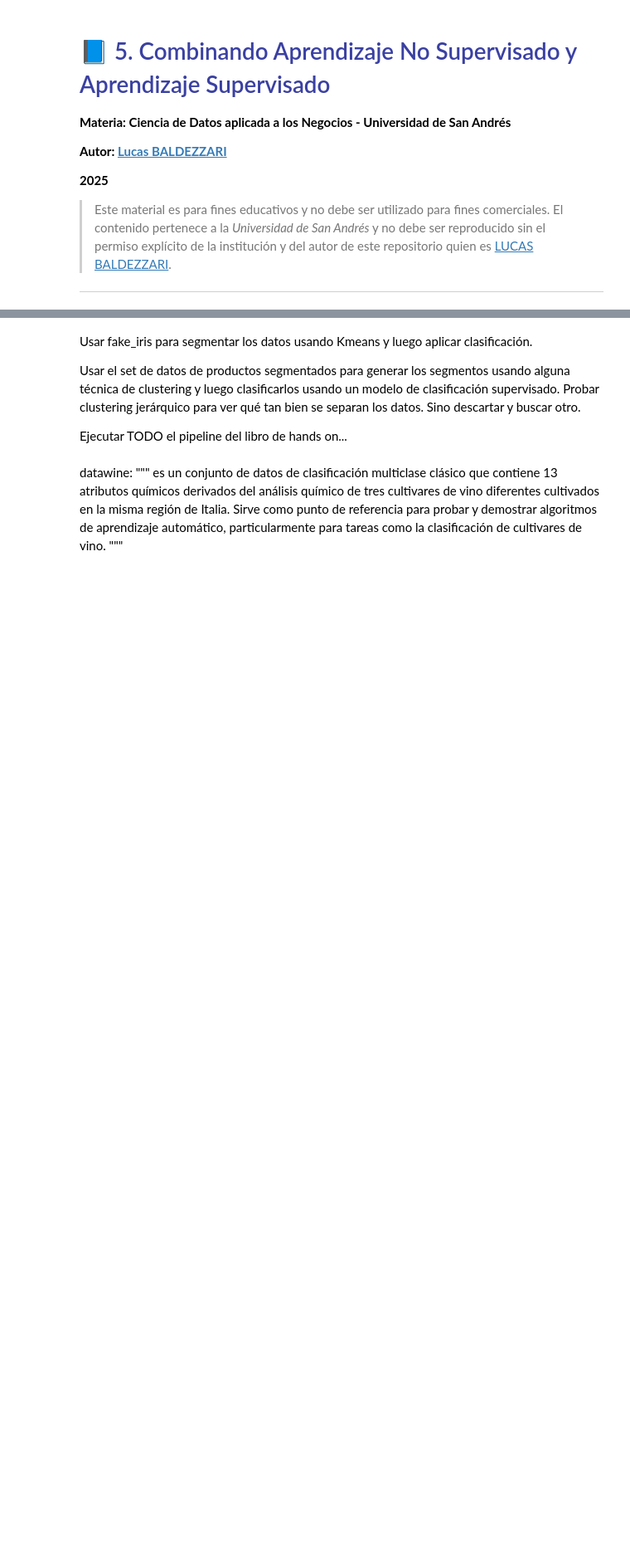
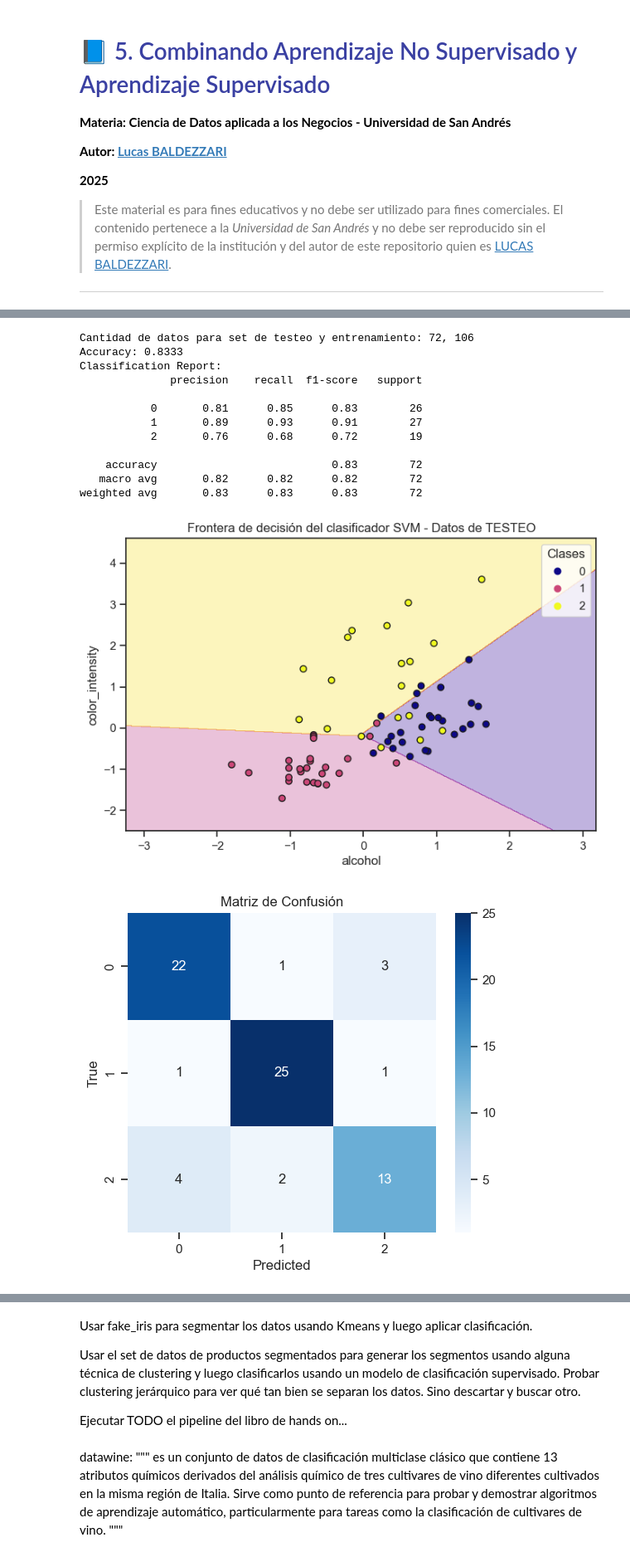
Before and after one commit to lucasbaldezzari/cdan, a Jupyter notebook: 5. Combinando ANS y AS.ipynb, the cells around one changed output, grey strips where cells are left out. Shown at 83% size. Drawn from its saved outputs; the diff is of its cells as text; code cells hidden in the pictures; blank space fills up the shorter version.

Commit message:
Se actualiza repo para clase

```diff
--- a/5. Combinando ANS y AS.ipynb
+++ b/5. Combinando ANS y AS.ipynb
@@ -24,0 +201,21 @@ Es importante prestar atención a los siguientes íconos o emojis que aparezcan
+# %%
+feature1 = None
+feature2 = None
+feature1 = "alcohol"
+feature2 = "color_intensity"
+classifyWineFeatures(feature1, feature2, seed=42, figsize=(8,5))
+# %% [output]
+Cantidad de datos para set de testeo y entrenamiento: 72, 106
+Accuracy: 0.8333
+Classification Report:
+              precision    recall  f1-score   support
+
+           0       0.81      0.85      0.83        26
+           1       0.89      0.93      0.91        27
+           2       0.76      0.68      0.72        19
+
+    accuracy                           0.83        72
+   macro avg       0.82      0.82      0.82        72
+weighted avg       0.83      0.83      0.83        72
+[figure, added]
+[figure, added]
```
Also changed, not shown: parts of 63 cells of this notebook, 3 other files.
